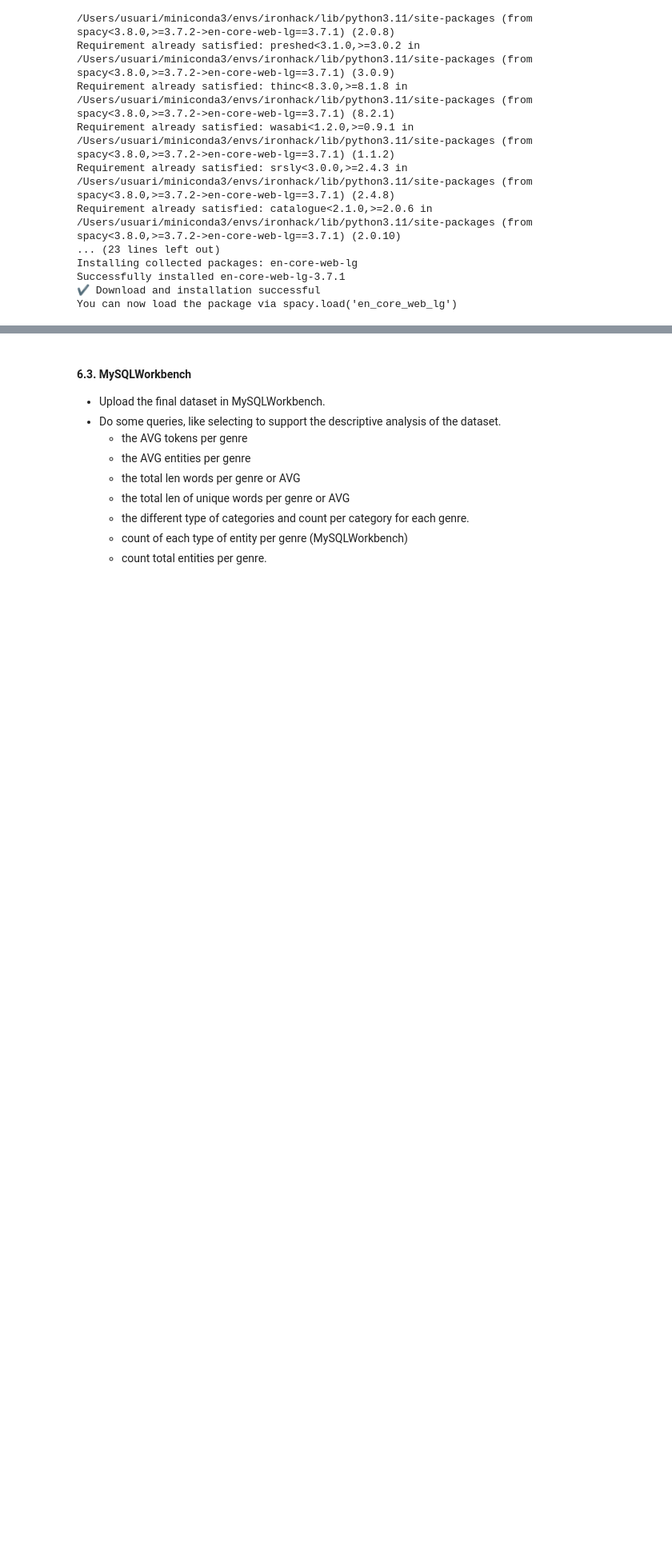
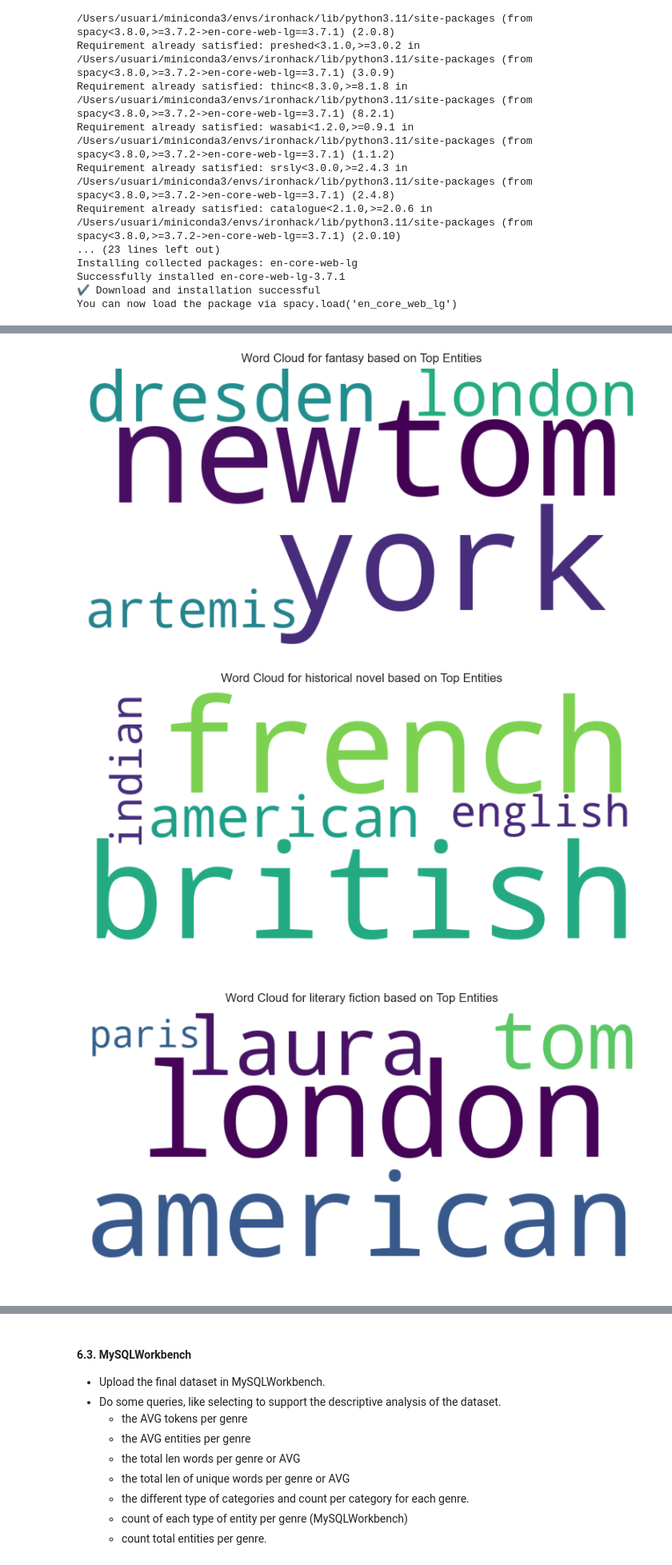
Before and after one commit to foscanit/final_project, a Jupyter notebook: notebooks/NLTK.ipynb, the cells around one changed output, grey strips where cells are left out. Shown at 80% size. Drawn from its saved outputs; the diff is of its cells as text; code cells hidden in the pictures; blank space fills up the shorter version.

Commit message:
spacy and wordclouds done

```diff
--- a/notebooks/NLTK.ipynb
+++ b/notebooks/NLTK.ipynb
@@ -370,0 +375,5 @@ KeyboardInterrupt:
+# %%
+# I'm going to change the name of the third column.
+
+ner = ner.rename(columns={'more_accurate_entities': 'entities'})
+ner.head(3)
@@ -370,0 +456,4 @@ KeyboardInterrupt:
+# %%
+print("Top Entities by Genre:")
+top = top_entities_by_genre(ner, num_top_entities=5, exclude_entities=['ORDINAL', 'CARDINAL'])
+top
@@ -370,0 +500,36 @@ KeyboardInterrupt:
+# %%
+from wordcloud import WordCloud
+import matplotlib.pyplot as plt
+
+def generate_word_clouds_from_top_entities(top_entities_df):
+    """
+    Generates WordClouds for each genre based on the top entities DataFrame.
+
+    Parameters:
+    - top_entities_df: DataFrame with columns 'genre', 'entities', and 'frequency'.
+
+    Returns:
+    - None (displays WordClouds).
+    """
+    for genre in top_entities_df['genre'].unique():
+        # Filter data for the specific genre
+        genre_data = top_entities_df[top_entities_df['genre'] == genre]
+
+        # Extract entities for the specific genre (excluding entity categories)
+        genre_entities = ' '.join(str(entity[0]) for entity in genre_data['entities'].dropna())
+
+        # Generate WordCloud
+        wordcloud = WordCloud(width=800, height=400, background_color='white').generate(genre_entities)
+
+        # Display the WordCloud
+        plt.figure(figsize=(10, 5))
+        plt.imshow(wordcloud, interpolation='bilinear')
+        plt.title(f'Word Cloud for {genre} based on Top Entities')
+        plt.axis('off')
+        plt.show()
+# %%
+generate_word_clouds_from_top_entities(top)
+# %% [output]
+[figure, added]
+[figure, added]
+[figure, added]
```
Also changed, not shown: parts of 22 cells of this notebook, 2 other files.
